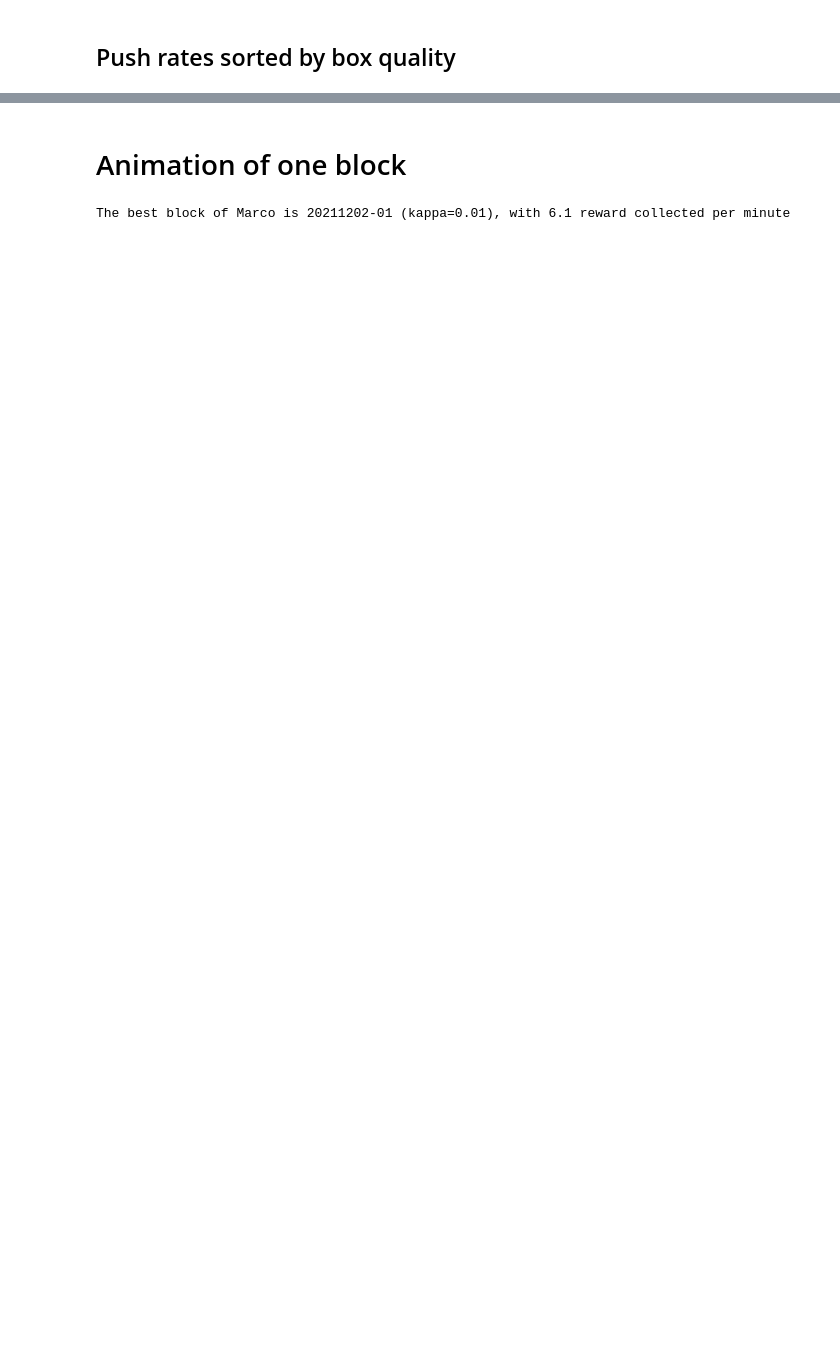
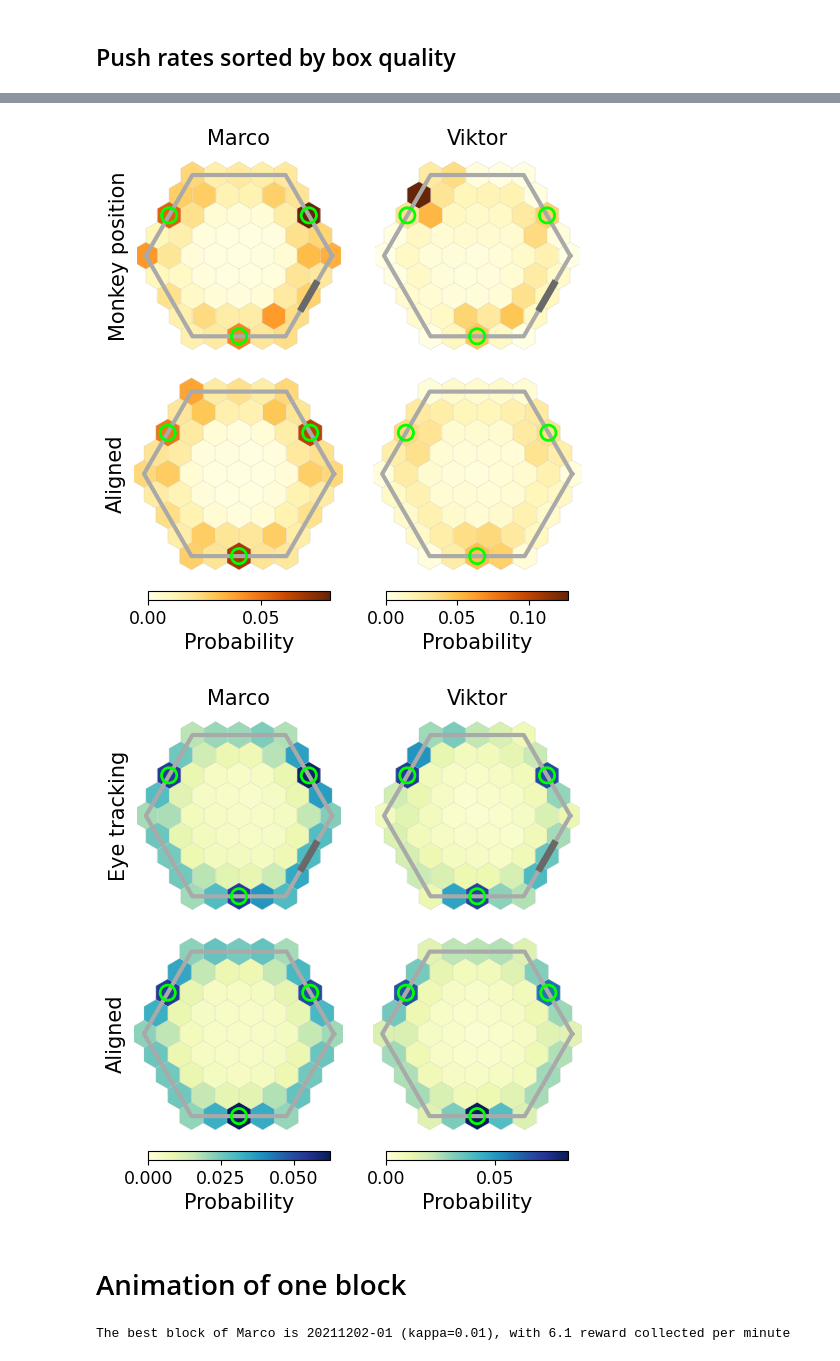
Before and after one commit to XaqLab/hex-arena, a Jupyter notebook: data-overview.ipynb, the cells around one changed output, grey strips where cells are left out. Saved outputs shown, nothing was run; the diff lists cells and outputs as text; code cells hidden in the pictures; blank space fills up the shorter version.

```diff
--- a/data-overview.ipynb
+++ b/data-overview.ipynb
@@ -104,3 +222,36 @@ fig.savefig(FIG_DIR/'overview_matching.svg')
+# %%
+subjects = ['marco', 'viktor']
+
+for k in range(2):
+    if k==0:
+        key = 'pos_counts'
+        cmap = 'YlOrBr'
+        label = 'Monkey position'
+    if k==1:
+        key = 'gaze_counts'
+        cmap = 'YlGnBu'
+        label = 'Eye tracking'
+    fig, axes = plt.subplots(2, 2, figsize=(6, 6), height_ratios=[1, 1.2], gridspec_kw={'hspace': 0.05, 'wspace': 0.05})
+    for j, subject in enumerate(subjects):
+        save_pth = STORE_DIR/f'occupancy_{subject}.pkl'
+        with open(save_pth, 'rb') as f:
+            saved = pickle.load(f)
+        counts = saved[key]
+        probs = counts/counts.sum(axis=-1, keepdims=True)
+        vmax = probs.max()
+        for i in range(2):
+            ax = axes[i, j]
+            env.arena.plot_map(
+                ax, probs[i], vmax=vmax, door=i==0, cmap=cmap,
+                cbar_kw={'label': 'Probability', 'disable': i==0},
+            )
+        axes[0, j].set_title(subject.capitalize())
+    axes[0, 0].text(-1.4, 0, label, rotation='vertical', va='center')
+    axes[1, 0].text(-1.4, 0, 'Aligned', rotation='vertical', va='center')
+    fig.savefig(FIG_DIR/'occupancy_{}.svg'.format(key.split('_')[0]))
+# %% [output]
+[figure, added]
+[figure, added]
 # %% [markdown]
 # Animation of one block
 # %%
```
Also changed, not shown: parts of 12 cells of this notebook, 2 other files.
